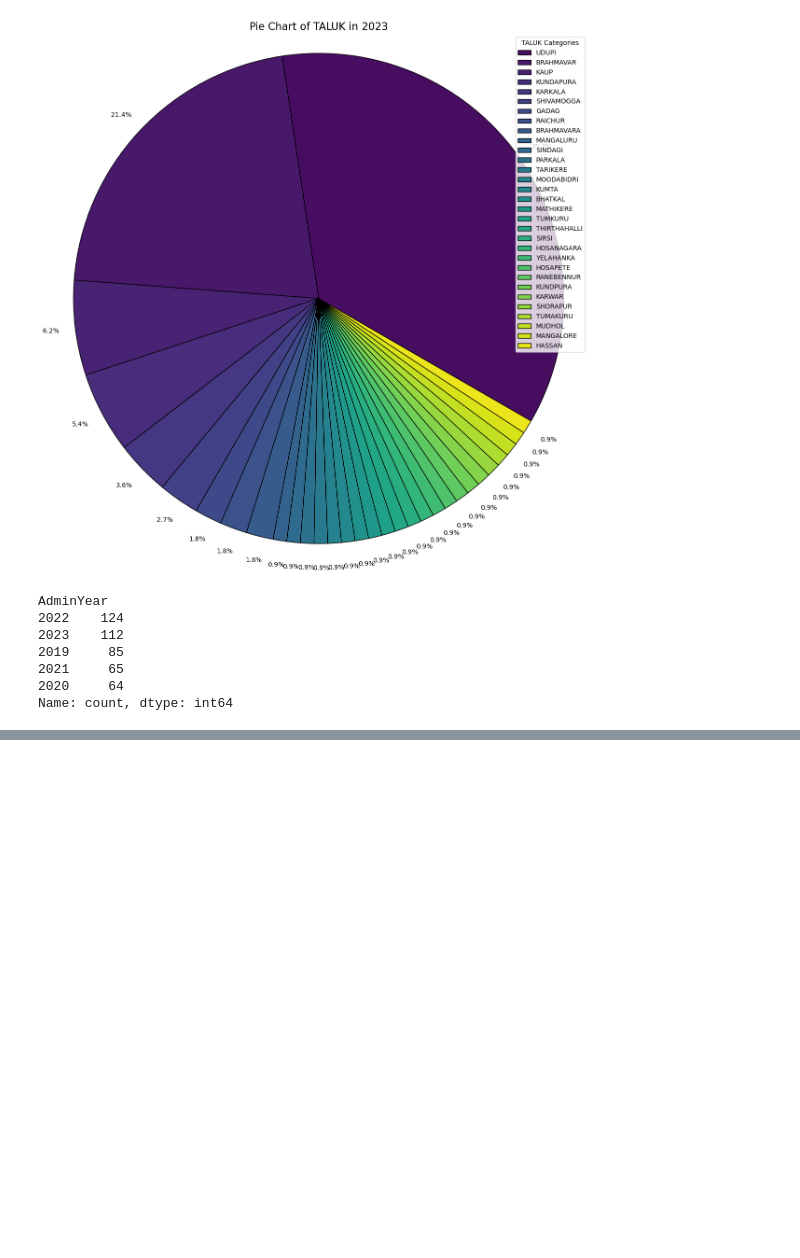
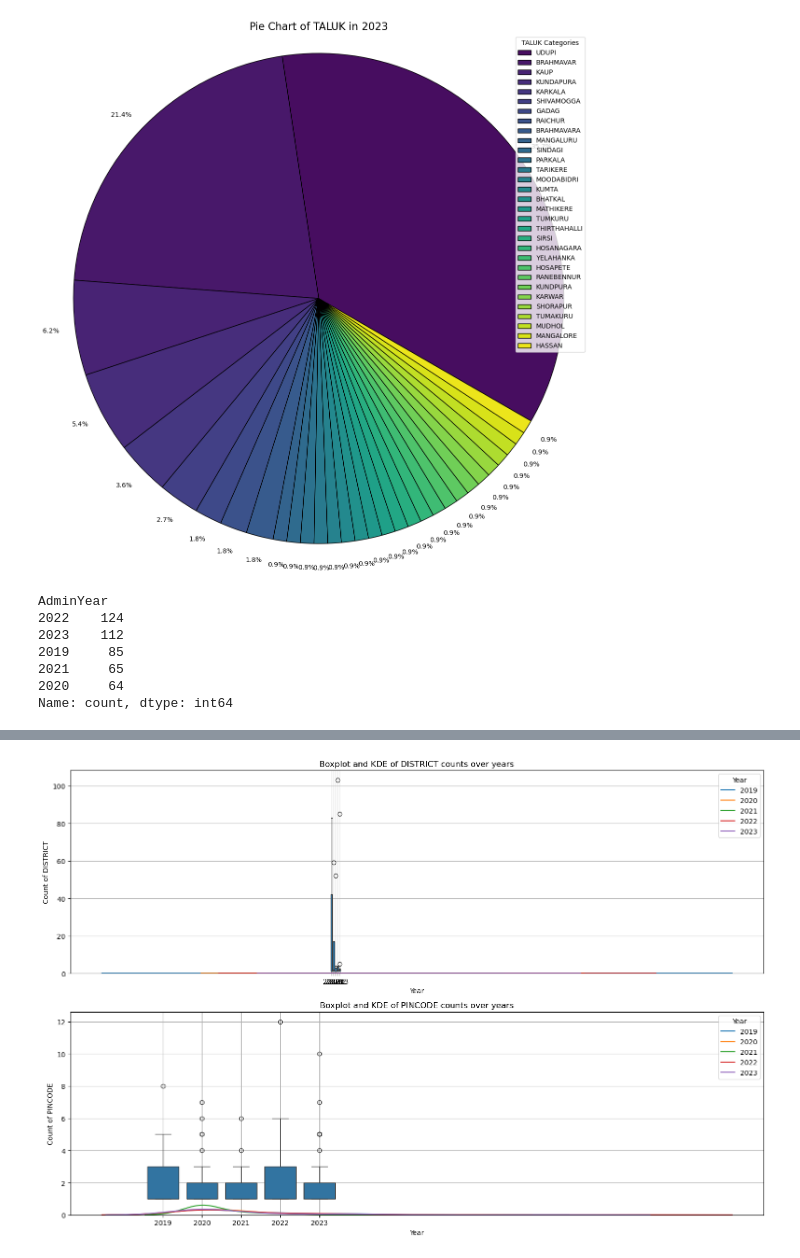
Before and after one commit to Omikar243/RAMACHANDRA-NA-BHAKTARU, a Jupyter notebook: new3.ipynb, the cells around one changed output, grey strips where cells are left out. Drawn from its saved outputs; the diff is of its cells as text; code cells hidden in the pictures; blank space fills up the shorter version.

```diff
--- a/new3.ipynb
+++ b/new3.ipynb
@@ -119,0 +150,40 @@ Name: count, dtype: int64
+# %%
+import pandas as pd
+import matplotlib.pyplot as plt
+import seaborn as sns
+
+# Load the dataset
+df = pd.read_csv('final_data.csv')
+
+# Ensure 'AdminYear' is treated as a categorical variable if it is not datetime
+df['AdminYear'] = df['AdminYear'].astype(str)
+
+# Define fields to plot
+fields_to_plot = ['DISTRICT', 'PINCODE']
+
+# Initialize a figure
+plt.figure(figsize=(15, 10))
+
+for i, field in enumerate(fields_to_plot, 1):
+    plt.subplot(len(fields_to_plot), 1, i)
+
+    # Create a DataFrame to hold counts of each category per year
+    counts = df.groupby(['AdminYear', field]).size().reset_index(name='count')
+
+    # Create a boxplot of the counts
+    sns.boxplot(x='AdminYear', y='count', data=counts, ax=plt.gca())
+
+    # Overlay KDE plot
+    for year in counts['AdminYear'].unique():
+        sns.kdeplot(counts[counts['AdminYear'] == year]['count'], ax=plt.gca(), label=year)
+
+    plt.title(f'Boxplot and KDE of {field} counts over years')
+    plt.xlabel('Year')
+    plt.ylabel(f'Count of {field}')
+    plt.legend(title='Year')
+    plt.grid(True)
+
+plt.tight_layout()
+plt.show()
+# %% [output]
+[figure, added]
```
Also changed, not shown: parts of 1 cell of this notebook, 8 other files.
